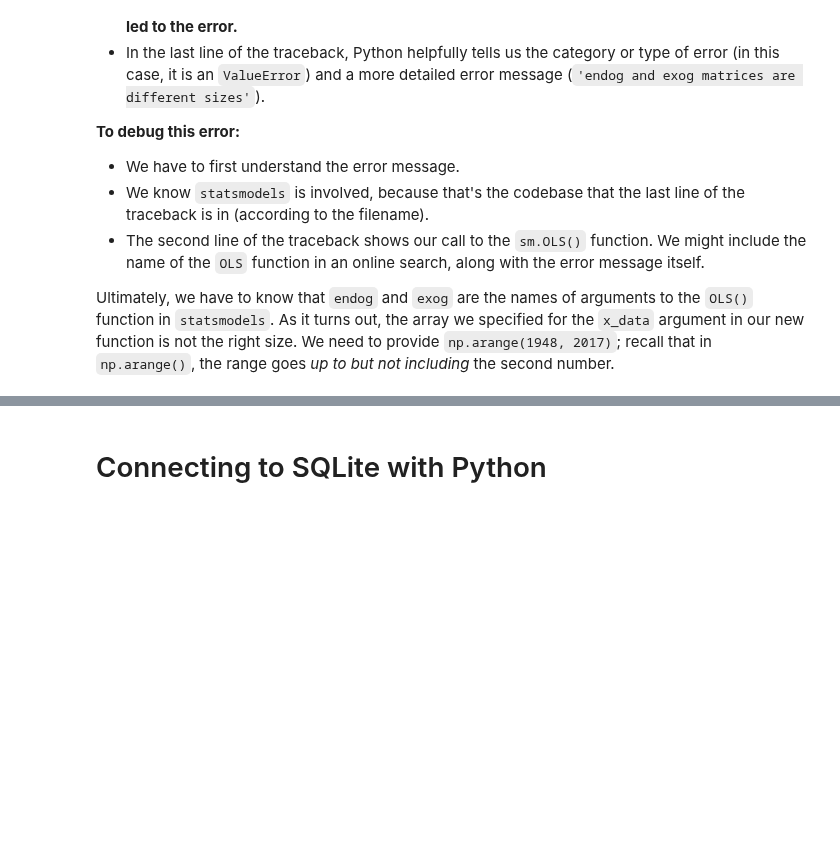
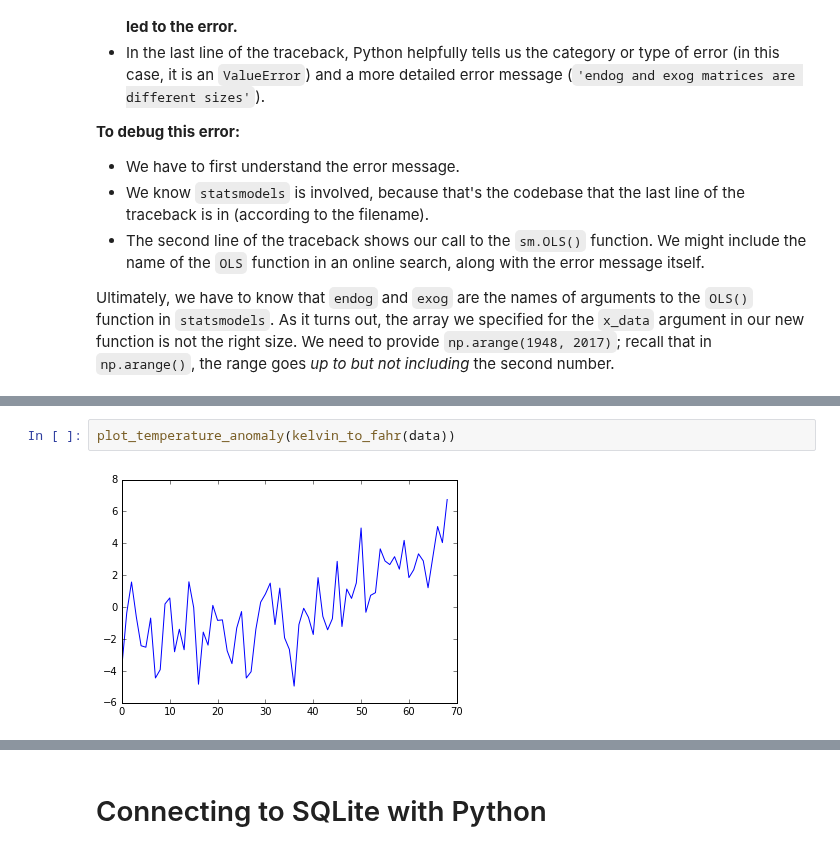
Before and after one commit to arthur-e/swc-workshop, a Jupyter notebook: python-climate/Python-SWC-Intro-Climate.ipynb, the cells around one changed output, grey strips where cells are left out. Drawn from its saved outputs; the diff is of its cells as text; blank space fills up the shorter version.

```diff
--- a/python-climate/Python-SWC-Intro-Climate.ipynb
+++ b/python-climate/Python-SWC-Intro-Climate.ipynb
@@ -1434,0 +1507,4 @@ Ultimately, we have to know that `endog` and `exog` are the names of arguments t
+# %%
+plot_temperature_anomaly(kelvin_to_fahr(data))
+# %% [output]
+[figure, added]
```
Also changed, not shown: parts of 21 cells of this notebook.
